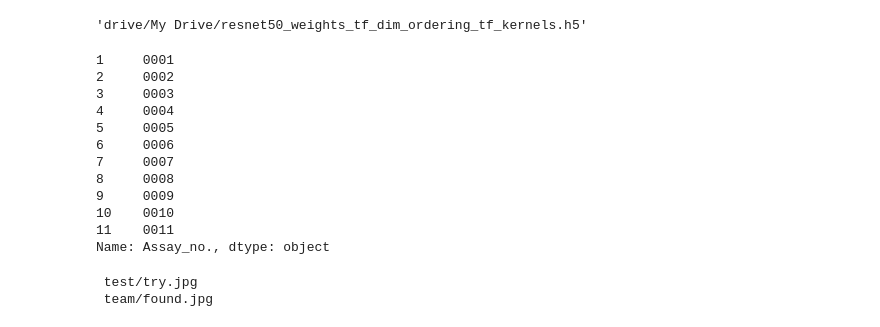
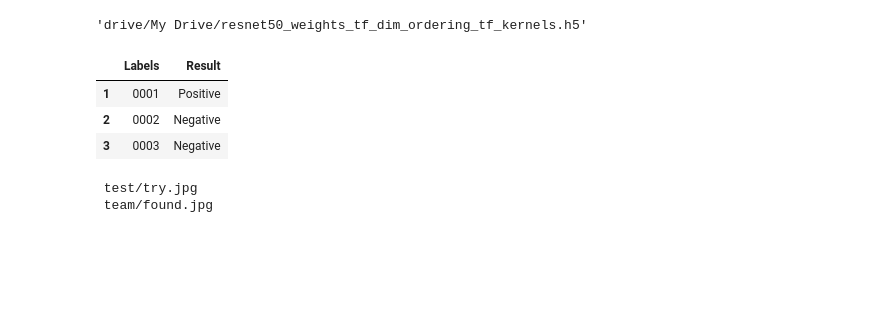
Before and after one commit to VeereshShringari/myKagglecode, a Jupyter notebook: resnet5_keras_baseline_COVID_LFLImages_21May.ipynb, the cells around one changed output. Cells and saved outputs as stored; diff of their text form; code cells hidden in the pictures; blank space fills up the shorter version.

```diff
--- a/resnet5_keras_baseline_COVID_LFLImages_21May.ipynb
+++ b/resnet5_keras_baseline_COVID_LFLImages_21May.ipynb
@@ -92,31 +85,24 @@ gc = gspread.authorize(GoogleCredentials.get_application_default())
 # %%
 wb = gc.open_by_url('https://docs.google.com/spreadsheets/d/16isnCyge5lJ3LZ6viAv8U6zOTpQ3QU2B9ikxoosLTZA')
 sheet = wb.sheet1
 data = sheet.get_all_values()
 df_labels = pd.DataFrame(data)
 #df_labels.drop(["reviewer", "Control_intensity","IgG_intensity", "IgM_intensity"],axis=1 )
 cols = [1, 2,3, 4]
 df_labels.drop(df_labels.columns[cols],axis=1,inplace=True)
 
 df_labels.columns = df_labels.iloc[0]
 df_labels = df_labels.iloc[1:]
 df_labels['Assay_no.']=df_labels['Assay_no.'].astype(str).astype(int)
 df_labels['Assay_no.'].dtypes
 df_labels['Assay_no.'] = df_labels['Assay_no.'].apply(lambda x: '{0:0>4}'.format(x))
-df_labels['Assay_no.'].head(11)
+df_labels=df_labels.rename({'Assay_no.':'Labels'}, axis='columns')
+df_labels.head(3)
 # %% [output]
-1     0001
-2     0002
-3     0003
-4     0004
-5     0005
-6     0006
-7     0007
-8     0008
-9     0009
-10    0010
-11    0011
-Name: Assay_no., dtype: object
+|  | Labels | Result |
+| 1 | 0001 | Positive |
+| 2 | 0002 | Negative |
+| 3 | 0003 | Negative |
 # %%
 
 def convert_jpeg(list_name):
```
Also changed, not shown: parts of 5 cells of this notebook.
